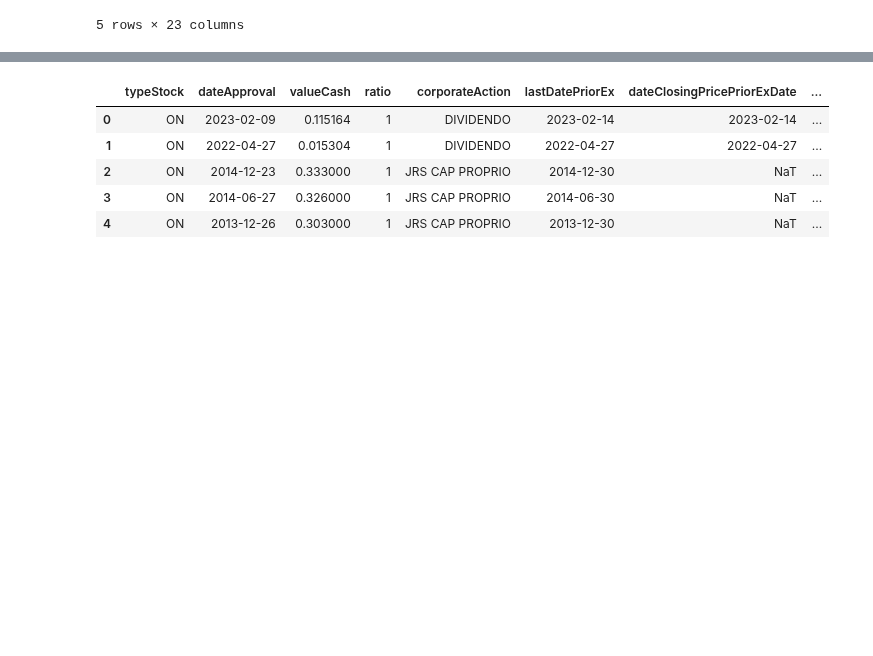
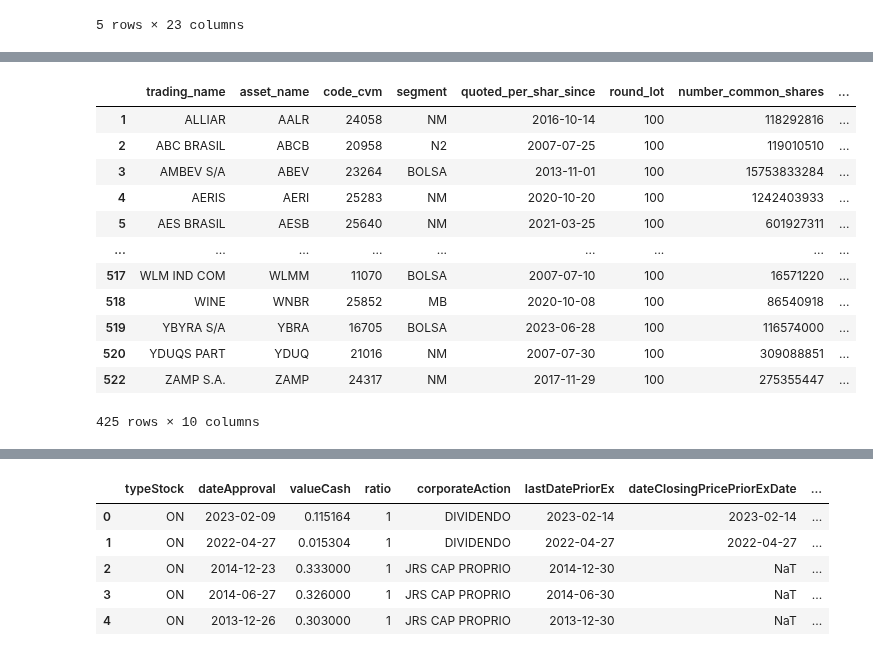
Before and after one commit to wilsonfreitas/brasa, a Jupyter notebook: notebooks/b3-organize-companies-database.ipynb, the cells around one changed output, grey strips where cells are left out. Drawn from its saved outputs; the diff is of its cells as text; code cells hidden in the pictures; blank space fills up the shorter version.

```diff
--- a/notebooks/b3-organize-companies-database.ipynb
+++ b/notebooks/b3-organize-companies-database.ipynb
@@ -34,0 +106,33 @@ comp_info.head()
+# %%
+ci0 = comp_info[["tradingName", "code", "codeCVM", "segment", "quotedPerSharSince", "roundLot", "numberCommonShares", "numberPreferredShares", "totalNumberShares", "refdate"]]\
+    .rename(columns={
+        "tradingName": "trading_name",
+        "code": "asset_name",
+        "codeCVM": "code_cvm",
+        "quotedPerSharSince": "quoted_per_shar_since",
+        "roundLot": "round_lot",
+        "numberCommonShares": "number_common_shares",
+        "numberPreferredShares": "number_preferred_shares",
+        "totalNumberShares": "total_number_shares",
+    })\
+    .query("code_cvm != '0'")
+ci0["trading_name"] = ci0["trading_name"].str.strip().astype(str)
+ci0["asset_name"] = ci0["asset_name"].str.strip().astype(str)
+ci0["segment"] = ci0["segment"].str.strip().astype(str)
+ci0["code_cvm"] = ci0["code_cvm"].str.strip().astype("int64")
+ci0["round_lot"] = ci0["round_lot"].astype("int64")
+ci0
+# %% [output]
+|  | trading_name | asset_name | code_cvm | segment | quoted_per_shar_since | round_lot | number_common_shares | ... |
+| 1 | ALLIAR | AALR | 24058 | NM | 2016-10-14 | 100 | 118292816 | ... |
+| 2 | ABC BRASIL | ABCB | 20958 | N2 | 2007-07-25 | 100 | 119010510 | ... |
+| 3 | AMBEV S/A | ABEV | 23264 | BOLSA | 2013-11-01 | 100 | 15753833284 | ... |
+| 4 | AERIS | AERI | 25283 | NM | 2020-10-20 | 100 | 1242403933 | ... |
+| 5 | AES BRASIL | AESB | 25640 | NM | 2021-03-25 | 100 | 601927311 | ... |
+| ... | ... | ... | ... | ... | ... | ... | ... | ... |
+| 517 | WLM IND COM | WLMM | 11070 | BOLSA | 2007-07-10 | 100 | 16571220 | ... |
+| 518 | WINE | WNBR | 25852 | MB | 2020-10-08 | 100 | 86540918 | ... |
+| 519 | YBYRA S/A | YBRA | 16705 | BOLSA | 2023-06-28 | 100 | 116574000 | ... |
+| 520 | YDUQS PART | YDUQ | 21016 | NM | 2007-07-30 | 100 | 309088851 | ... |
+| 522 | ZAMP S.A. | ZAMP | 24317 | NM | 2017-11-29 | 100 | 275355447 | ... |
+425 rows × 10 columns
```
Also changed, not shown: parts of 4 cells of this notebook, 1 other file.
